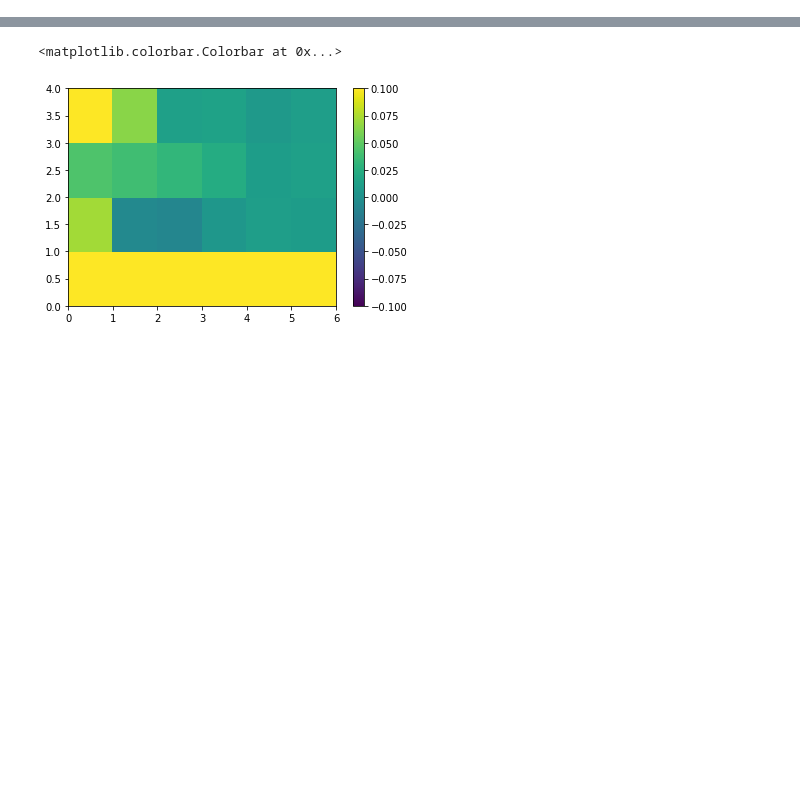
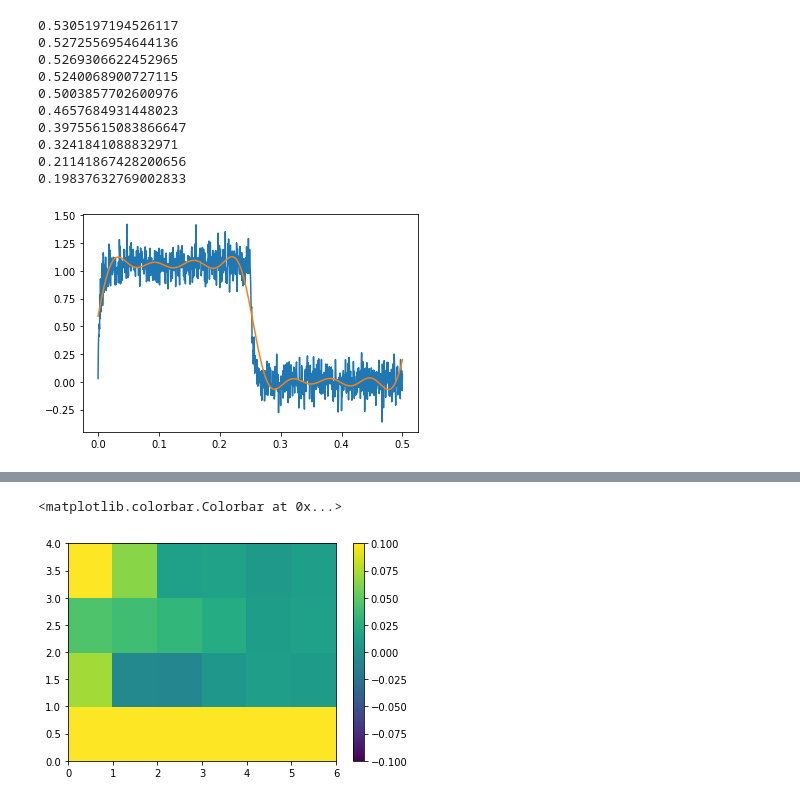
Before and after one commit to nakakeigo/notebook, a Jupyter notebook: LPF.ipynb, the cells around one changed output, grey strips where cells are left out. Drawn from its saved outputs; the diff is of its cells as text; code cells hidden in the pictures; blank space fills up the shorter version.

```diff
--- a/LPF.ipynb
+++ b/LPF.ipynb
@@ -214,3 +246,38 @@ g3=np.array(gain3)
+# %%
+x = []
+y = []
+xf = []
+gain = []
+
+x = np.arange(0,tstop,1.0/samp)
+
+for i in range(10):
+    fstm = stm[i]
+    flat = rflat/fstm/2
+    tilt = (1-rflat)/4/fstm
+    xf, y = GetOnePhase(x,tilt,flat,fstm)
+    #xf, yerror = GetNoise(x,tilt,flat,fstm)
+
+    if i ==1:
+        PlotMinuitSignal(xf,y)
+        #ShowFitResult(xf,y)
+        #plotFFT(x,y)
+    gain.append(MinuitMinimize(xf,y))
+
+f = stm
+g1= np.array(gain)
+# %% [output]
+0.5305197194526117
+0.5272556954644136
+0.5269306622452965
+0.5240068900727115
+0.5003857702600976
+0.4657684931448023
+0.39755615083866647
+0.3241841088832971
+0.21141867428200656
+0.19837632769002833
+[figure, added]
 # %%
 FitLPF(f,g1,g2,g3)
 # %% [output]
```
Also changed, not shown: parts of 8 cells of this notebook.
